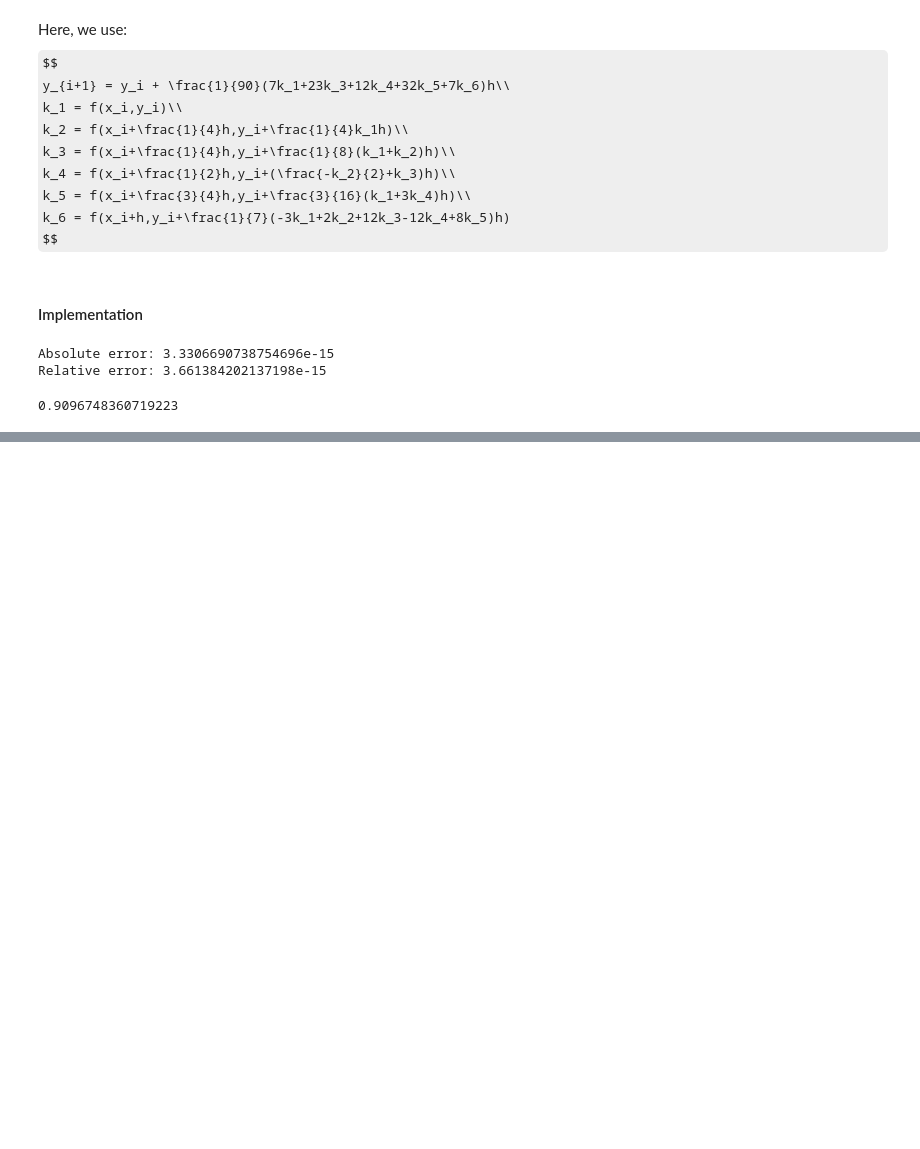
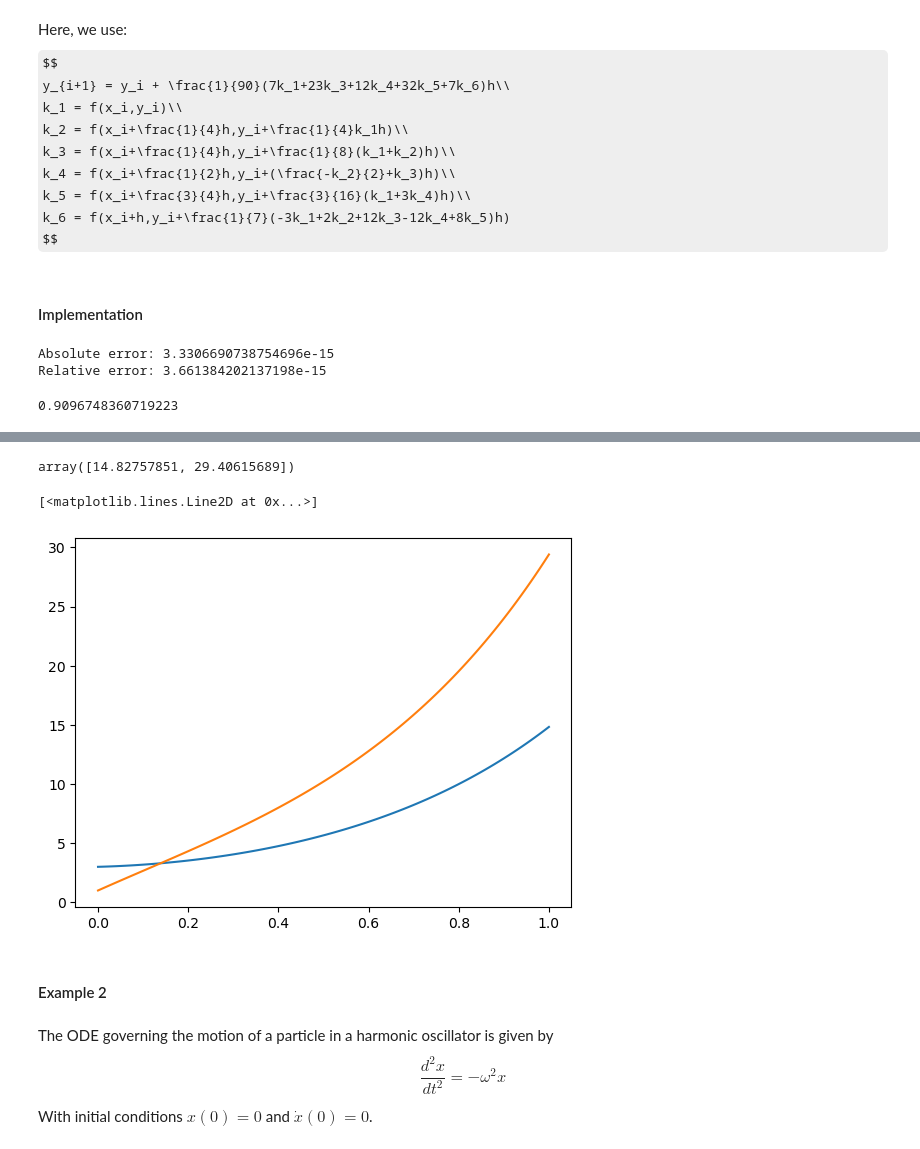
Before and after one commit to Hari31416/MSc_Project, a Jupyter notebook: Numerical_Methods/ODE.ipynb, the cells around one changed output, grey strips where cells are left out. Drawn from its saved outputs; the diff is of its cells as text; code cells hidden in the pictures; some formulas as TeX source; blank space fills up the shorter version.

Commit message:
Generalizing RK Method

```diff
--- a/Numerical_Methods/ODE.ipynb
+++ b/Numerical_Methods/ODE.ipynb
@@ -389,0 +444,25 @@ Relative error: 3.661384202137198e-15
+# %%
+y0 = np.array([3, 1])
+x0 = np.array([0, 0])
+# %%
+def rk4_general(F, x, x0, y0, n):
+    h = (x-x0)/n
+    y_prev = y0
+    for i in range(n):
+        k1 = F(x0+i*h, y_prev)
+        k2 = F(x0+(i+0.5)*h, y_prev+h*k1*0.5)
+        k3 = F(x0+(i+0.5)*h, y_prev+h*k2*0.5)
+        k4 = F(x0+(i+1)*h, y_prev+h*k3)
+        y_prev = y_prev + (k1+2*k2+2*k3+k4)*h/6
+    return y_prev
+# %%
+x = 1
+n = 10
+rk4_general(F, x, x0, y0, n)
+# %% [output]
+array([14.82757851, 29.40615689])
+# %%
+xs = np.linspace(0, 1, 100)
+ys = np.zeros((2, 100))
+for i in range(100):
+    ys[:, i] = rk4_general(F, xs[i], x0, y0, n)
@@ -389,0 +471,14 @@ Relative error: 3.661384202137198e-15
+# %%
+plt.plot(xs, ys[0], label='u1')
+plt.plot(xs, ys[1], label='u2')
+# %% [output]
+[<matplotlib.lines.Line2D at 0x...>]
+[figure, added]
+# %% [markdown]
+#### Example 2
+# %% [markdown]
+The ODE governing the motion of a particle in a harmonic oscillator is given by
+$$
+\frac{d^2x}{dt^2} = -\omega^2 x
+$$
+With initial conditions $x(0) = 0$ and $\dot{x}(0) = 0$.
```
Also changed, not shown: parts of 15 cells of this notebook, 34 other files.
